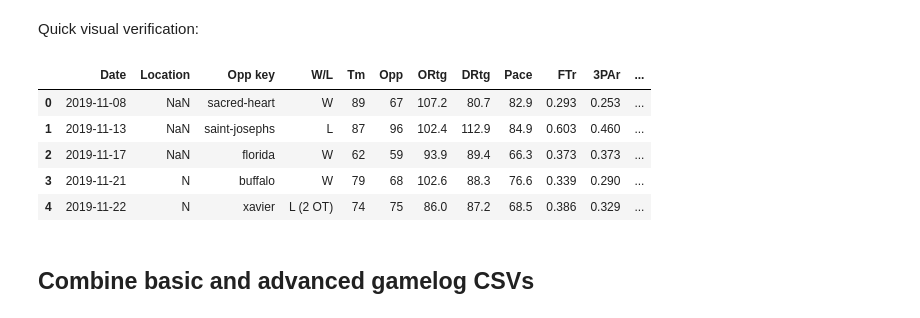
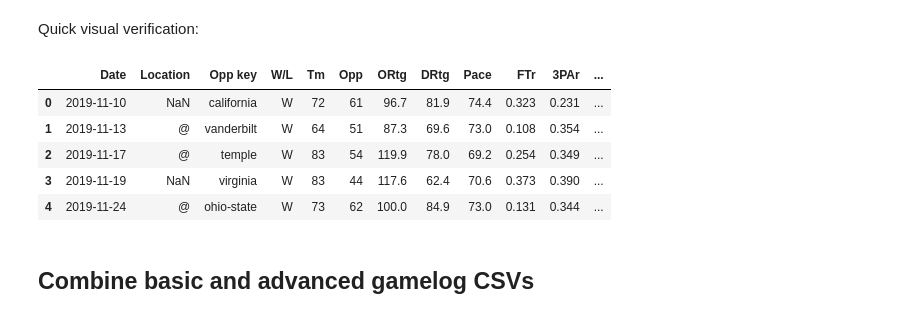
Before and after one commit to mike-taylor99/MLMB, a Jupyter notebook: utils/notebook/training_data.ipynb, the cells around one changed output. Saved outputs shown, nothing was run; the diff lists cells and outputs as text; code cells hidden in the pictures.

```diff
--- a/utils/notebook/training_data.ipynb
+++ b/utils/notebook/training_data.ipynb
@@ -23,5 +46,6 @@ df.head()
 # %%
-SR_SCHOOL_KEYS = [row.to_dict().get('SR key') for index, row in df.iterrows()]
+MENS_SR_SCHOOL_KEYS = [row.to_dict().get('SR key') for index, row in mens_df.iterrows()]
+WOMENS_SR_SCHOOL_KEYS = [row.to_dict().get('SR key') for index, row in womens_df.iterrows()]
 
 def get_gamelog_basic_url(school_key, season, isWomens = False):
     type = 'women' if isWomens else 'men'
@@ -31,8 +55,9 @@ def get_gamelog_advanced_url(school_key, season, isWomens = False):
     type = 'women' if isWomens else 'men'
     return f'https://www.sports-reference.com/cbb/schools/{school_key}/{type}/{season}-gamelogs-advanced.html'
 
-def get_team_season_file_path(school_key, season, filename):
-    file_path = os.path.abspath(f'../../data/seasons/{season}/{school_key}/{filename}')
+def get_team_season_file_path(school_key, season, filename, isWomens = False):
+    type = 'women' if isWomens else 'men'
+    file_path = os.path.abspath(f'../../data/seasons/{season}/{school_key}/{type}/{filename}')
 
     dir = os.path.dirname(file_path)
     if not os.path.exists(dir):
@@ -215,16 +250,16 @@ def create_advanced_gamelogs(seasons):
 Quick visual verification:
 # %%
 school_key, season = 'connecticut', 2020
-file_path = get_team_season_file_path(school_key, season, f'{school_key}_advanced.csv')
+file_path = get_team_season_file_path(school_key, season, f'{school_key}_advanced.csv', isWomens=True)
 team_df = pd.read_csv(file_path)
 team_df.head()
 # %% [output]
 |  | Date | Location | Opp key | W/L | Tm | Opp | ORtg | DRtg | Pace | FTr | 3PAr | ... |
-| 0 | 2019-11-08 | NaN | sacred-heart | W | 89 | 67 | 107.2 | 80.7 | 82.9 | 0.293 | 0.253 | ... |
-| 1 | 2019-11-13 | NaN | saint-josephs | L | 87 | 96 | 102.4 | 112.9 | 84.9 | 0.603 | 0.460 | ... |
-| 2 | 2019-11-17 | NaN | florida | W | 62 | 59 | 93.9 | 89.4 | 66.3 | 0.373 | 0.373 | ... |
-| 3 | 2019-11-21 | N | buffalo | W | 79 | 68 | 102.6 | 88.3 | 76.6 | 0.339 | 0.290 | ... |
-| 4 | 2019-11-22 | N | xavier | L (2 OT) | 74 | 75 | 86.0 | 87.2 | 68.5 | 0.386 | 0.329 | ... |
+| 0 | 2019-11-10 | NaN | california | W | 72 | 61 | 96.7 | 81.9 | 74.4 | 0.323 | 0.231 | ... |
+| 1 | 2019-11-13 | @ | vanderbilt | W | 64 | 51 | 87.3 | 69.6 | 73.0 | 0.108 | 0.354 | ... |
+| 2 | 2019-11-17 | @ | temple | W | 83 | 54 | 119.9 | 78.0 | 69.2 | 0.254 | 0.349 | ... |
+| 3 | 2019-11-19 | NaN | virginia | W | 83 | 44 | 117.6 | 62.4 | 70.6 | 0.373 | 0.390 | ... |
+| 4 | 2019-11-24 | @ | ohio-state | W | 73 | 62 | 100.0 | 84.9 | 73.0 | 0.131 | 0.344 | ... |
 # %% [markdown]
 ## Combine basic and advanced gamelog CSVs
 # %%
```
Also changed, not shown: parts of 28 cells of this notebook.
